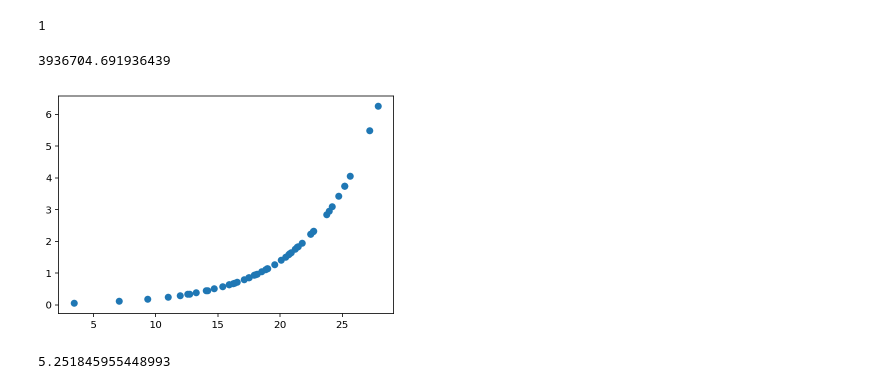
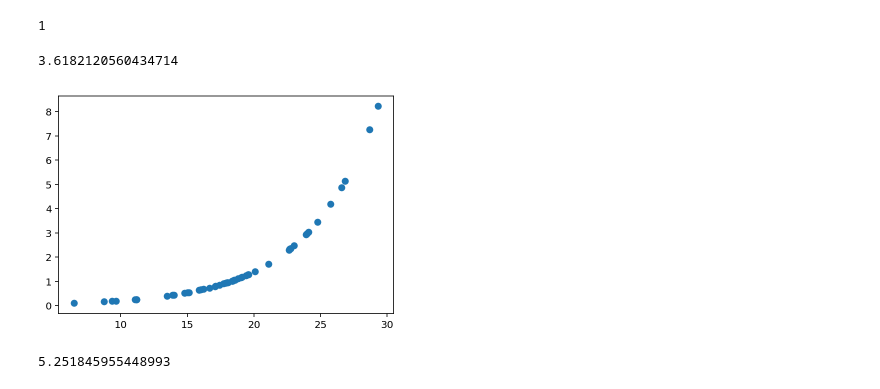
Before and after one commit to sammlapp/SAE_ABM, a Jupyter notebook: ABM_testFunctions_currentScore.ipynb, the cells around one changed output. Drawn from its saved outputs; the diff is of its cells as text; code cells hidden in the pictures.

```diff
--- a/ABM_testFunctions_currentScore.ipynb
+++ b/ABM_testFunctions_currentScore.ipynb
@@ -380,16 +381,16 @@ AVG_TEMP
 # %%
 k= [Agent() for i in range(50)]
 s=[]
 Es = []
 for a in k:
     E = a.kai.E
     Es.append(E)
     s.append(calcAgentTemp(E))
 plt.scatter(Es,s)
-calcAgentTemp(98)
+calcAgentTemp(25)
 # %% [output]
-3936704.691936439
+3.6182120560434714
-[figure, old version]
+[figure, new version]
 # %%
 def normalizedAI(ai):
     return (ai - kaiDF_DATASET.mean().KAI)/kaiDF_DATASET.std().KAI
```
Also changed, not shown: parts of 22 cells of this notebook.
